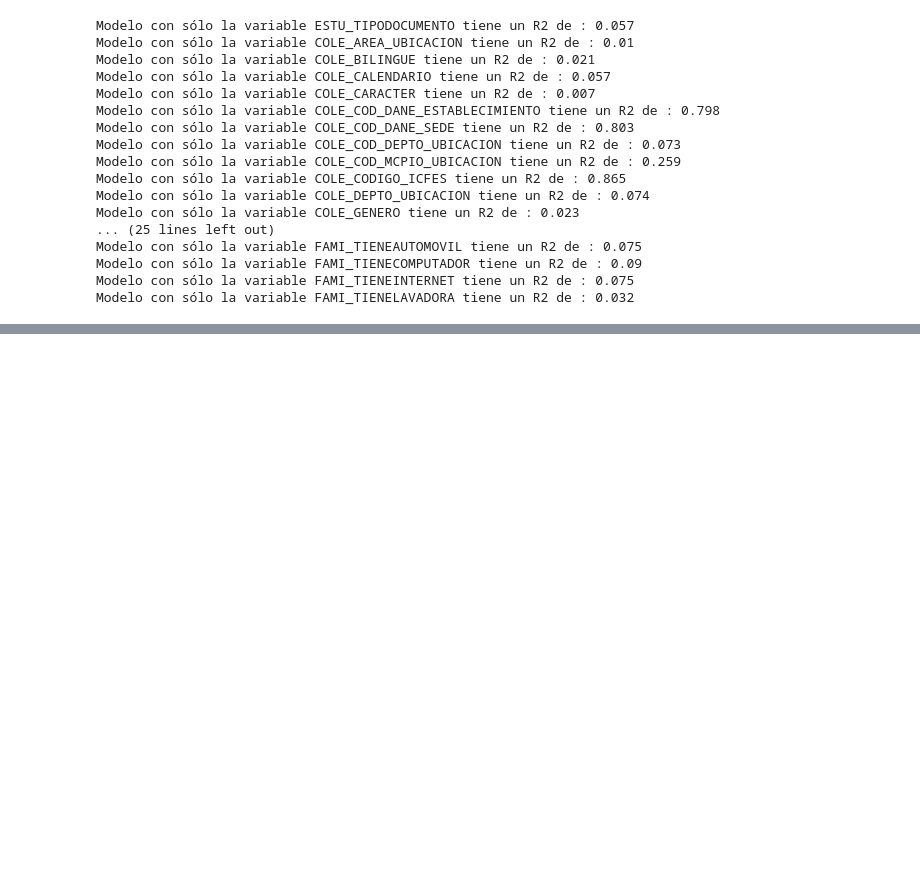
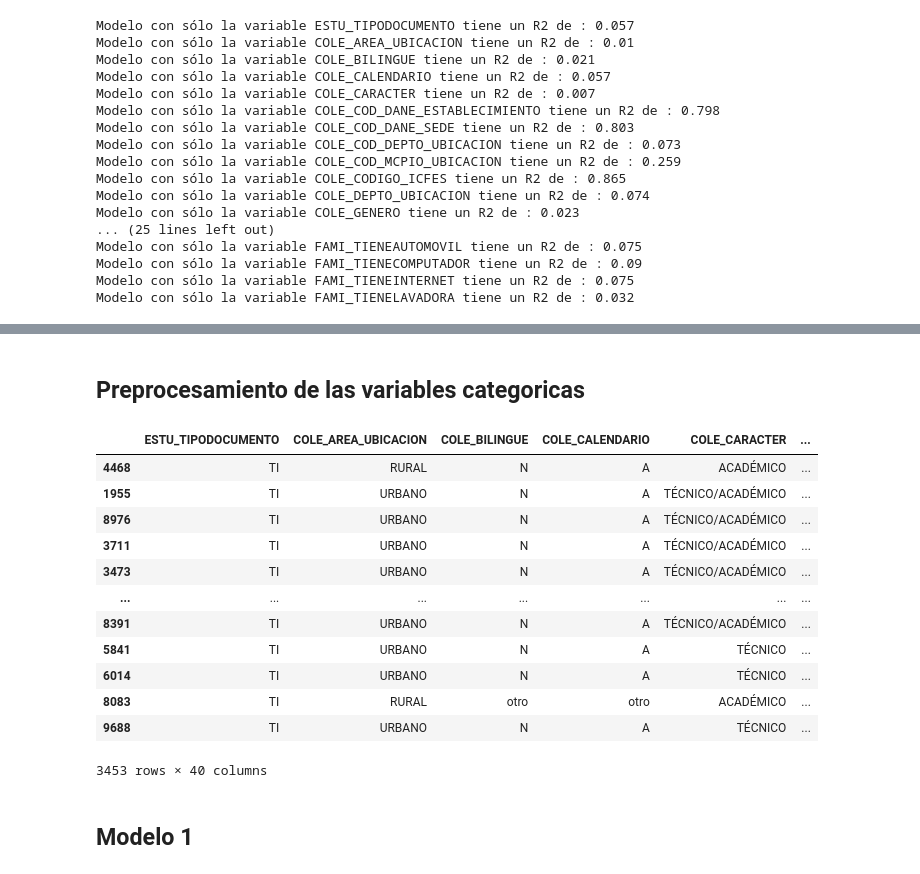
Before and after one commit to dalatorrem/Diplomado_Metodos_UCentral_2023, a Jupyter notebook: 28_practica_analisis_lineal.ipynb, the cells around one changed output, grey strips where cells are left out. Cells and saved outputs as stored; diff of their text form; code cells hidden in the pictures; blank space fills up the shorter version.

```diff
--- a/28_practica_analisis_lineal.ipynb
+++ b/28_practica_analisis_lineal.ipynb
@@ -294,0 +691,5 @@ Modelo con sólo la variable FAMI_TIENELAVADORA tiene un R2 de : 0.032
+# %%
+df_train['AÑO_NACIMIENTO'] = [int(x[-4:]) if int(x[-4:])>100 else int(x[-4:])+2000 for x in df_train['ESTU_FECHANACIMIENTO']]
+df_train['AÑO_PRESENTACION'] = [int(str(x)[:4]) for x in df_train['PERIODO']]
+df_train['EDAD'] = df_train['AÑO_PRESENTACION'] - df_train['AÑO_NACIMIENTO']
+df_train[['AÑO_NACIMIENTO', 'ESTU_FECHANACIMIENTO', 'AÑO_PRESENTACION', 'PERIODO', 'EDAD']].sample(10)
@@ -294,0 +708,5 @@ Modelo con sólo la variable FAMI_TIENELAVADORA tiene un R2 de : 0.032
+# %%
+df_test['AÑO_NACIMIENTO'] = [int(x[-4:]) if int(x[-4:])>100 else int(x[-4:])+2000 for x in df_test['ESTU_FECHANACIMIENTO']]
+df_test['AÑO_PRESENTACION'] = [int(str(x)[:4]) for x in df_test['PERIODO']]
+df_test['EDAD'] = df_test['AÑO_PRESENTACION'] - df_test['AÑO_NACIMIENTO']
+df_test[['AÑO_NACIMIENTO', 'ESTU_FECHANACIMIENTO', 'AÑO_PRESENTACION', 'PERIODO', 'EDAD']].sample(10)
@@ -294,0 +725,3 @@ Modelo con sólo la variable FAMI_TIENELAVADORA tiene un R2 de : 0.032
+# %%
+df_train = df_train[(df_train['EDAD']>10)].copy()
+df_train['EDAD'].describe()
@@ -294,0 +748,28 @@ Modelo con sólo la variable FAMI_TIENELAVADORA tiene un R2 de : 0.032
+# %% [markdown]
+## Preprocesamiento de las variables categoricas
+# %%
+for col in vars_candidatas:
+  list_rep = list(set(df_train[col].unique()) & set(df_test[col].unique()))
+  val_counts = df_train[col].value_counts(1)
+  val_counts = val_counts[val_counts>0.05]  # si está por debajo del 5% iría a otro
+  list_rep = [x for x in list_rep if x in val_counts.index]
+  df_train[col] = [x if x in list_rep else 'otro' for x in df_train[col]]
+  df_test[col] = [x if x in list_rep else 'otro' for x in df_test[col]]
+# %%
+df_train
+# %% [output]
+|  | ESTU_TIPODOCUMENTO | COLE_AREA_UBICACION | COLE_BILINGUE | COLE_CALENDARIO | COLE_CARACTER | ... |
+| 4468 | TI | RURAL | N | A | ACADÉMICO | ... |
+| 1955 | TI | URBANO | N | A | TÉCNICO/ACADÉMICO | ... |
+| 8976 | TI | URBANO | N | A | TÉCNICO/ACADÉMICO | ... |
+| 3711 | TI | URBANO | N | A | TÉCNICO/ACADÉMICO | ... |
+| 3473 | TI | URBANO | N | A | TÉCNICO/ACADÉMICO | ... |
+| ... | ... | ... | ... | ... | ... | ... |
+| 8391 | TI | URBANO | N | A | TÉCNICO/ACADÉMICO | ... |
+| 5841 | TI | URBANO | N | A | TÉCNICO | ... |
+| 6014 | TI | URBANO | N | A | TÉCNICO | ... |
+| 8083 | TI | RURAL | otro | otro | ACADÉMICO | ... |
+| 9688 | TI | URBANO | N | A | TÉCNICO | ... |
+3453 rows × 40 columns
+# %% [markdown]
+## Modelo 1
```
Also changed, not shown: parts of 71 cells of this notebook.
